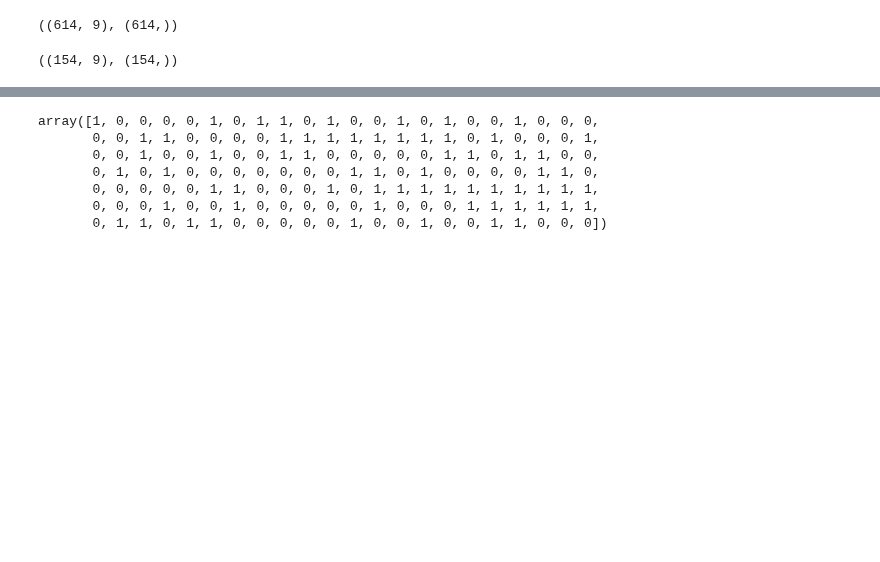
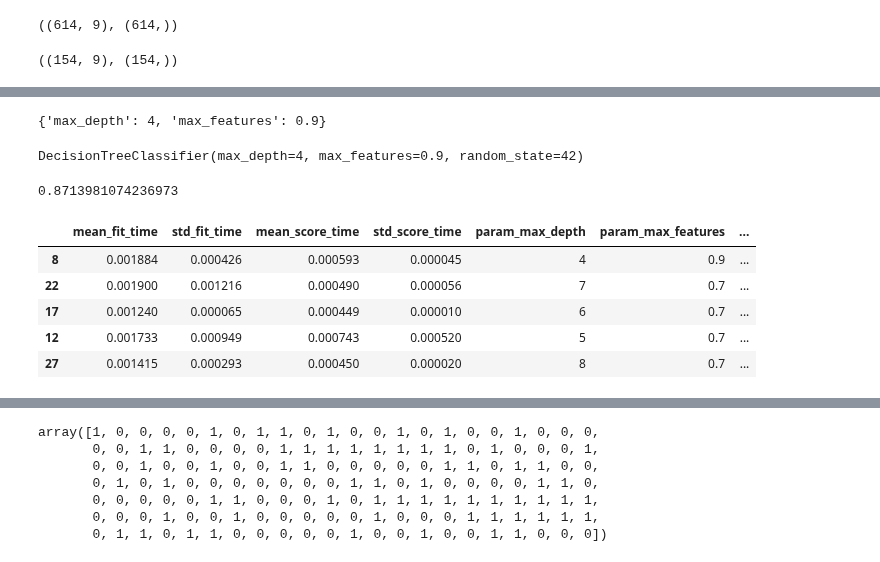
Before and after one commit to MinuSpurs/ML_study, a Jupyter notebook: Data_science_project_2024/search_parameter.ipynb, the cells around one changed output, grey strips where cells are left out. Drawn from its saved outputs; the diff is of its cells as text; code cells hidden in the pictures; blank space fills up the shorter version.

```diff
--- a/Data_science_project_2024/search_parameter.ipynb
+++ b/Data_science_project_2024/search_parameter.ipynb
@@ -66,0 +86,10 @@ DecisionTreeClassifier(max_depth=11, random_state=42)
+# %%
+# Grid Search
+
+from sklearn.model_selection import GridSearchCV
+
+model = DecisionTreeClassifier(random_state=42)
+param_grid = {'max_depth': range(3, 12),
+              'max_features': [0.3, 0.5, 0.7, 0.9, 1]}
+clf = GridSearchCV(model, param_grid=param_grid, n_jobs=-1, cv=5, verbose=2)
+clf.fit(X_train, y_train)
@@ -66,0 +118,21 @@ DecisionTreeClassifier(max_depth=11, random_state=42)
+# %%
+clf.best_params_
+# %% [output]
+{'max_depth': 4, 'max_features': 0.9}
+# %%
+clf.best_estimator_
+# %% [output]
+DecisionTreeClassifier(max_depth=4, max_features=0.9, random_state=42)
+# %%
+clf.best_score_
+# %% [output]
+0.8713981074236973
+# %%
+pd.DataFrame(clf.cv_results_).sort_values(by='rank_test_score').head()
+# %% [output]
+|  | mean_fit_time | std_fit_time | mean_score_time | std_score_time | param_max_depth | param_max_features | ... |
+| 8 | 0.001884 | 0.000426 | 0.000593 | 0.000045 | 4 | 0.9 | ... |
+| 22 | 0.001900 | 0.001216 | 0.000490 | 0.000056 | 7 | 0.7 | ... |
+| 17 | 0.001240 | 0.000065 | 0.000449 | 0.000010 | 6 | 0.7 | ... |
+| 12 | 0.001733 | 0.000949 | 0.000743 | 0.000520 | 5 | 0.7 | ... |
+| 27 | 0.001415 | 0.000293 | 0.000450 | 0.000020 | 8 | 0.7 | ... |
```
Also changed, not shown: parts of 15 cells of this notebook.
